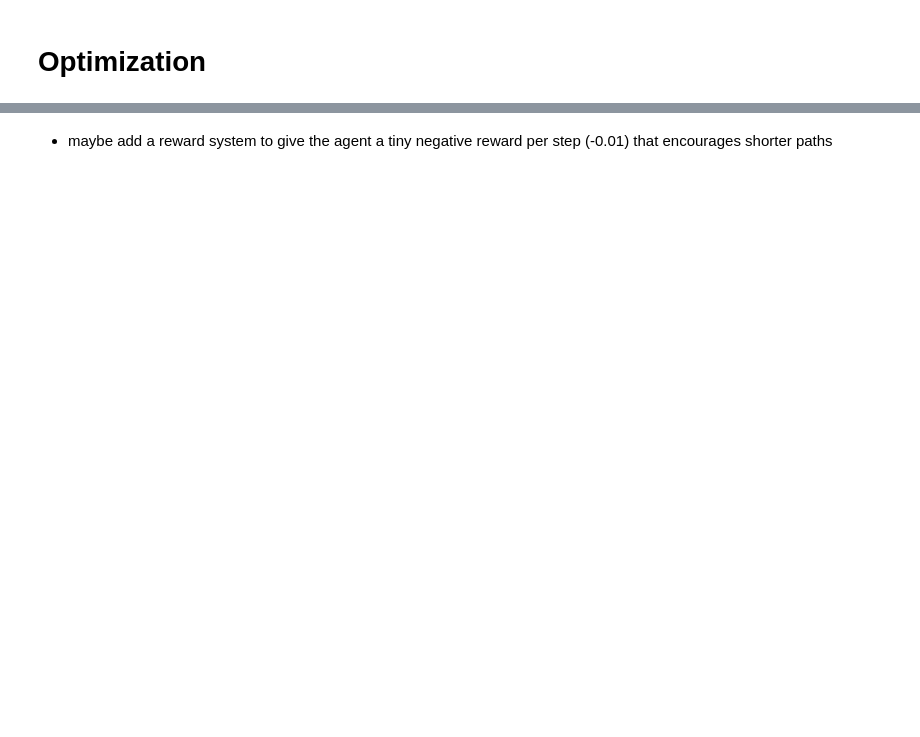
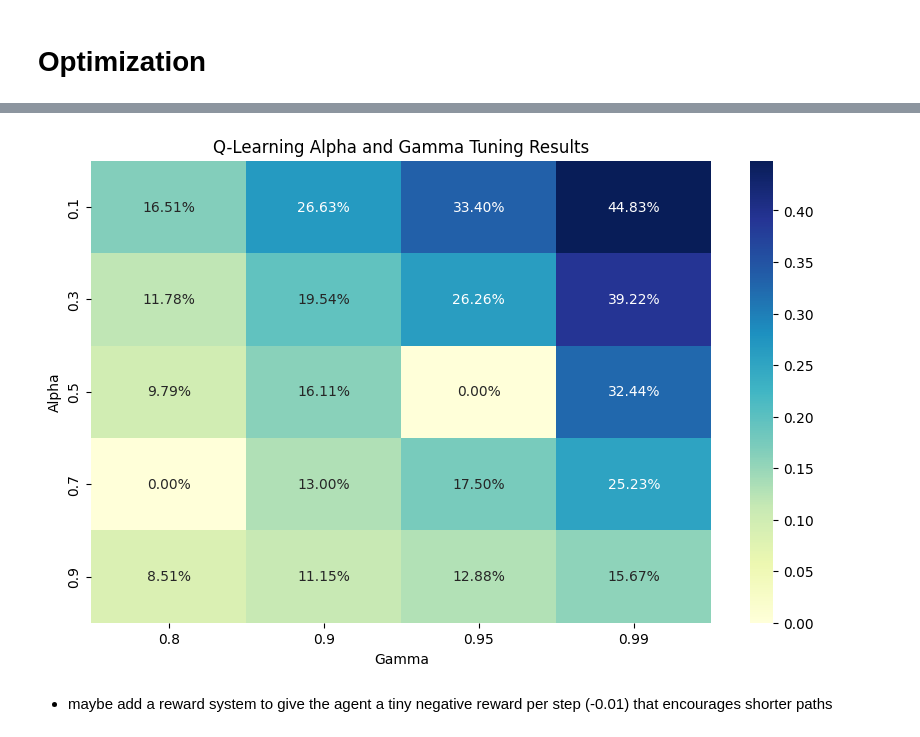
Before and after one commit to jofa016/ACIT4610---Final-Group-Project, a Jupyter notebook: R_f/Project_5/notebook/feature_engineering.ipynb, the cells around one changed output, grey strips where cells are left out. Cells and saved outputs as stored; diff of their text form; code cells hidden in the pictures; blank space fills up the shorter version.

```diff
--- a/R_f/Project_5/notebook/feature_engineering.ipynb
+++ b/R_f/Project_5/notebook/feature_engineering.ipynb
@@ -489,2 +562,32 @@ Final Cumulative Reward (4x4 map): 0.50
+# %%
+# Learning Rate and Discount Factor Tuning
+def q_learning_alpha_gamma_tuning(env: gym.Env, alpha_values: list, gamma_values: list, num_episodes: int = 10000):
+    results = []
+    for alpha in alpha_values:
+        for gamma in gamma_values:
+            Q, rewards, success_flags = q_learning_training(env, num_episodes=num_episodes, alpha=alpha, gamma=gamma, epsilon=1.0, epsilon_min=0.05, epsilon_decay=0.9999, visualize=False)
+            success_rate = np.mean(success_flags)
+            results.append((alpha, gamma, success_rate))
+            print(f"Alpha: {alpha}, Gamma: {gamma}, Success Rate: {success_rate:.2%}")
+    df_results = pd.DataFrame(results, columns=['Alpha', 'Gamma', 'Success Rate'])
+    return df_results
+
+# heatmap of tuning results
+def plot_tuning_heatmap(df_results):
+    pivot_table = df_results.pivot(index='Alpha', columns='Gamma', values='Success Rate')
+    plt.figure(figsize=(10, 6))
+    sns.heatmap(pivot_table, annot=True, fmt=".2%", cmap='YlGnBu')
+    plt.title('Q-Learning Alpha and Gamma Tuning Results')
+    plt.xlabel('Gamma')
+    plt.ylabel('Alpha')
+    plt.show()
+
+
+alpha_values = [0.1, 0.3, 0.5, 0.7, 0.9]
+gamma_values = [0.8, 0.9, 0.95, 0.99]
+#tuning_results = q_learning_alpha_gamma_tuning(env, alpha_values, gamma_values, num_episodes=50000)
+plot_tuning_heatmap(tuning_results)
+# %% [output]
+[figure, added]
 # %% [markdown]
 - maybe add a reward system to give the agent a tiny negative reward per step (-0.01) that encourages shorter paths
```
Also changed, not shown: parts of 8 cells of this notebook.
